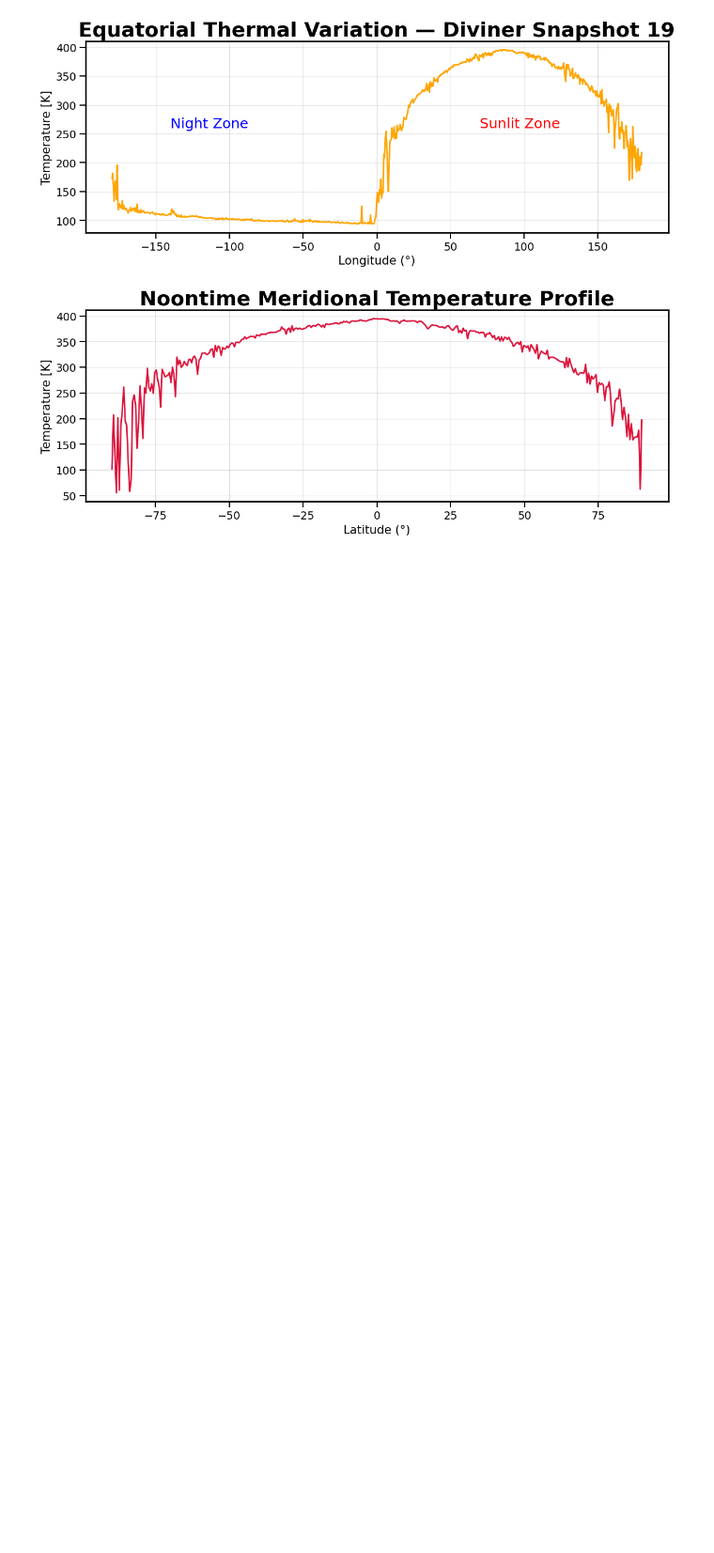
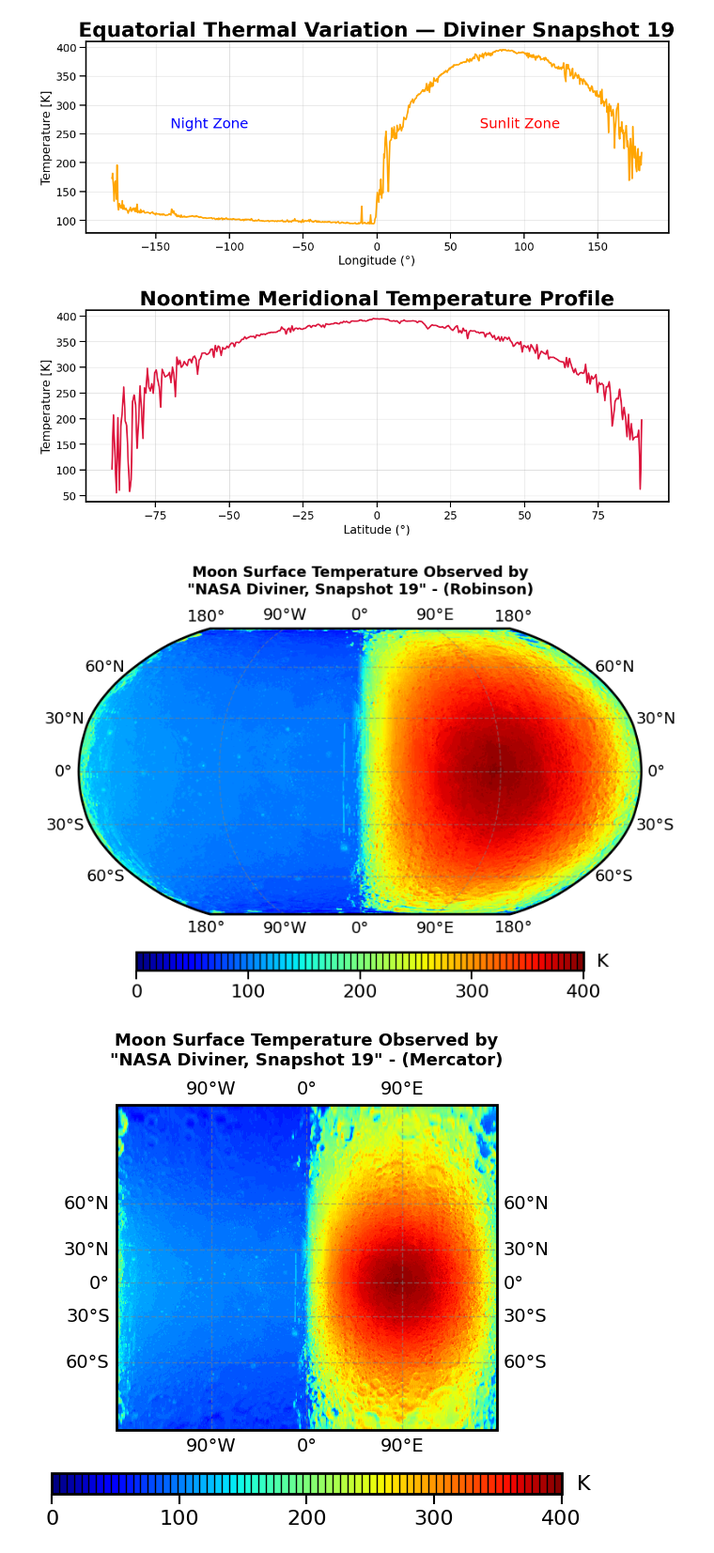
Before and after one commit to JabraelNoael/astronomical_measurements, a Jupyter notebook: MoonTemperature.ipynb, the cells around one changed output. Shown at 94% size. Cells and saved outputs as stored; diff of their text form; code cells hidden in the pictures; blank space fills up the shorter version.

```diff
--- a/MoonTemperature.ipynb
+++ b/MoonTemperature.ipynb
@@ -106,3 +110,74 @@ fig.tight_layout(pad=3)
 (360, 720)
 [figure]
 [figure]
+# %%
+# Create the figure and axis with Robinson projection
+ccrs_type = ['Robinson', 'Mercator', 'Mollweide', 'PlateCarree', 'LambertConformal', 'AlbersEqualArea', 'Orthographic', 'NorthPolarStereo', 'LambertAzimuthalEqualArea']
+for i in range(len(ccrs_type)):
+    match ccrs_type[i]:
+        case 'Robinson': #0
+            fig, ax = plt.subplots(figsize=(14, 6), subplot_kw={'projection': ccrs.Robinson()})
+        case 'Mercator': #1
+            fig, ax = plt.subplots(figsize=(14, 6), subplot_kw={'projection': ccrs.Mercator()})
+        case 'Mollweide': #2
+            fig, ax = plt.subplots(figsize=(14, 6), subplot_kw={'projection': ccrs.Mollweide()})
+        case 'PlateCarree': #3
+            fig, ax = plt.subplots(figsize=(14, 6), subplot_kw={'projection': ccrs.PlateCarree()})
+        case 'LambertConformal': #4
+            fig, ax = plt.subplots(figsize=(14, 6), subplot_kw={'projection': ccrs.LambertConformal()})
+        case 'AlbersEqualArea': #5
+            fig, ax = plt.subplots(figsize=(14, 6), subplot_kw={'projection': ccrs.AlbersEqualArea()})
+        case 'NearsidePerspective': #6
+            fig, ax = plt.subplots(figsize=(14, 6), subplot_kw={'projection': ccrs.NearsidePerspective()})
+        case 'NorthPolarStereo': #7
+            fig, ax = plt.subplots(figsize=(14, 6), subplot_kw={'projection': ccrs.NorthPolarStereo()})
+        case 'LambertAzimuthalEqualArea': #8
+            fig, ax = plt.subplots(figsize=(14, 6), subplot_kw={'projection': ccrs.LambertAzimuthalEqualArea()})
+        case _: #Other defaults back to Robinson
+            fig, ax = plt.subplots(figsize=(14, 6), subplot_kw={'projection': ccrs.Robinson()})
+
+    # Add map features
+    ax.set_global()
+    #ax.coastlines() #no coastal lines etc for Moon
+    #ax.add_feature(cfeature.LAND, facecolor='lightgray')
+    #ax.add_feature(cfeature.OCEAN, facecolor='lightblue')
+
+    # Plot filled contours
+    contf = ax.contourf(
+        lon1, lat1, mapmat, clev,
+        transform=ccrs.PlateCarree(),
+        cmap='jet'
+    )
+
+    # Create a shorter colorbar below the map
+    cbar = plt.colorbar(contf, ax=ax, orientation='horizontal',
+            drawedges=True, ticks=[0, 100, 200, 300, 400],
+                        aspect=25, pad=0.1, shrink=0.5)
+
+    cbar.ax.set_title("")  # Remove top label
+    cbar.ax.text(1.03, 0.5, 'K', transform=cbar.ax.transAxes,
+                fontsize=16, va='center')  # place "K" at right
+    cbar.ax.tick_params(labelsize=16)
+
+    ax.set_title(f"Moon Surface Temperature Observed by\n\"NASA Diviner, Snapshot 19\" - ({ccrs_type[i]})", fontweight="bold",fontsize=13, pad=12)
+
+    #grid lines
+    gl = ax.gridlines(draw_labels=True, linewidth=1, color='gray',
+                    alpha=0.5, linestyle='--')
+    #longitude ticks
+    gl.xlocator = mticker.FixedLocator([-180, -90, 0, 90, 180])
+    gl.xlabel_style = {'size': 14}
+    gl.top_labels = True
+    gl.bottom_labels = True
+
+    # latitude ticks
+    gl.ylocator = mticker.FixedLocator([-90, -60, -30, 0, 30, 60, 90])
+    gl.ylabel_style = {'size': 14}
+    gl.left_labels = True
+    gl.right_labels = True
+
+    # Show the plot
+    plt.show()
+# %% [output]
+[figure, added]
+[figure, added]
```
Also changed, not shown: parts of 2 cells of this notebook.
